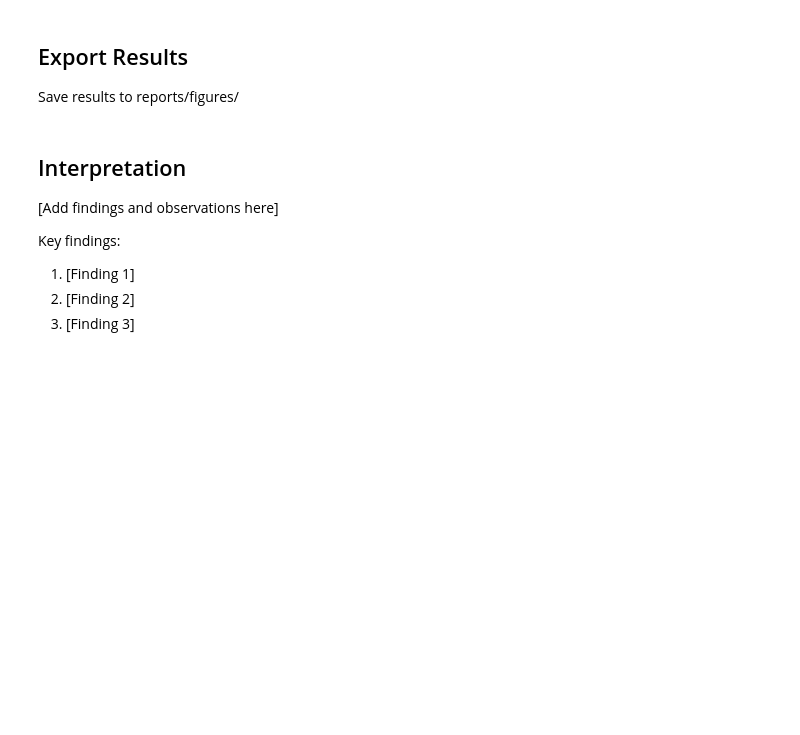
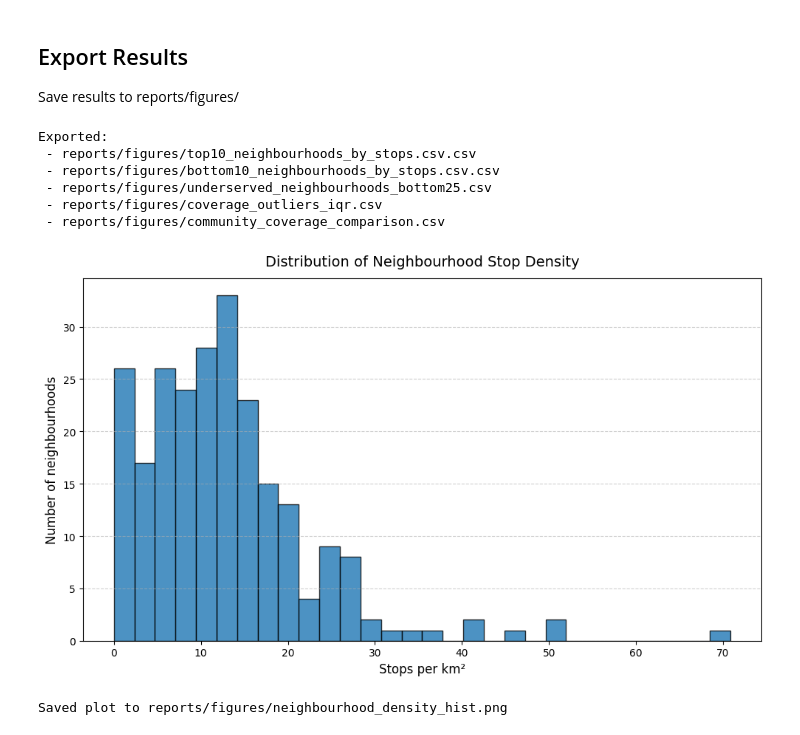
Before and after one commit to ahmedas22/ywg-ptn-analysis-4710-g11, a Jupyter notebook: notebooks/1.1-sudipta-coverage.ipynb, the cells around one changed output. Saved outputs shown, nothing was run; the diff lists cells and outputs as text; code cells hidden in the pictures; blank space fills up the shorter version.

Commit message:
Coverage notebook and reports completted.

```diff
--- a/notebooks/1.1-sudipta-coverage.ipynb
+++ b/notebooks/1.1-sudipta-coverage.ipynb
@@ -98,10 +250,53 @@ Save results to reports/figures/
 # underserved.to_csv("reports/figures/underserved_neighbourhoods.csv", index=False)
-# %% [markdown]
-## Interpretation
-
-[Add findings and observations here]
-
-Key findings:
-1. [Finding 1]
-2. [Finding 2]
-3. [Finding 3]
+# %%
+# Recompute key tables (so exports are up to date)
+underserved = coverage.identify_underserved_neighbourhoods(threshold_percentile=25.0)
+outliers = coverage.detect_coverage_outliers(method="iqr")
+community_stats = coverage.compare_community_coverage()
+
+# Export for report / sharing
+underserved.to_csv("../reports/figures/underserved_neighbourhoods_bottom25.csv", index=False)
+outliers.to_csv("../reports/figures/coverage_outliers_iqr.csv", index=False)
+community_stats.to_csv("../reports/figures/community_coverage_comparison.csv", index=False)
+
+print("Exported:")
+print(" - reports/figures/top10_neighbourhoods_by_stops.csv.csv")
+print(" - reports/figures/bottom10_neighbourhoods_by_stops.csv.csv")
+print(" - reports/figures/underserved_neighbourhoods_bottom25.csv")
+print(" - reports/figures/coverage_outliers_iqr.csv")
+print(" - reports/figures/community_coverage_comparison.csv")
+# %% [output]
+Exported:
+ - reports/figures/top10_neighbourhoods_by_stops.csv.csv
+ - reports/figures/bottom10_neighbourhoods_by_stops.csv.csv
+ - reports/figures/underserved_neighbourhoods_bottom25.csv
+ - reports/figures/coverage_outliers_iqr.csv
+ - reports/figures/community_coverage_comparison.csv
+# %%
+# Histogram of neighbourhood stop density (stops per km^2)
+# Histogram of neighbourhood stop density (stops per km^2)
+plt.figure(figsize=(10, 6))
+
+plt.hist(
+    df["stops_per_km2"].dropna(),
+    bins=30,
+    edgecolor="black",
+    alpha=0.8
+)
+
+plt.title("Distribution of Neighbourhood Stop Density", fontsize=14, pad=12)
+plt.xlabel("Stops per km²", fontsize=12)
+plt.ylabel("Number of neighbourhoods", fontsize=12)
+
+plt.grid(axis="y", linestyle="--", alpha=0.6)
+plt.tight_layout()
+
+# Save for report (SAVE BEFORE SHOW)
+plt.savefig("../reports/figures/neighbourhood_density_hist.png", dpi=200)
+
+plt.show()
+
+print("Saved plot to reports/figures/neighbourhood_density_hist.png")
+# %% [output]
+[figure, added]
+Saved plot to reports/figures/neighbourhood_density_hist.png
```
Also changed, not shown: parts of 24 cells of this notebook, 33 other files.
